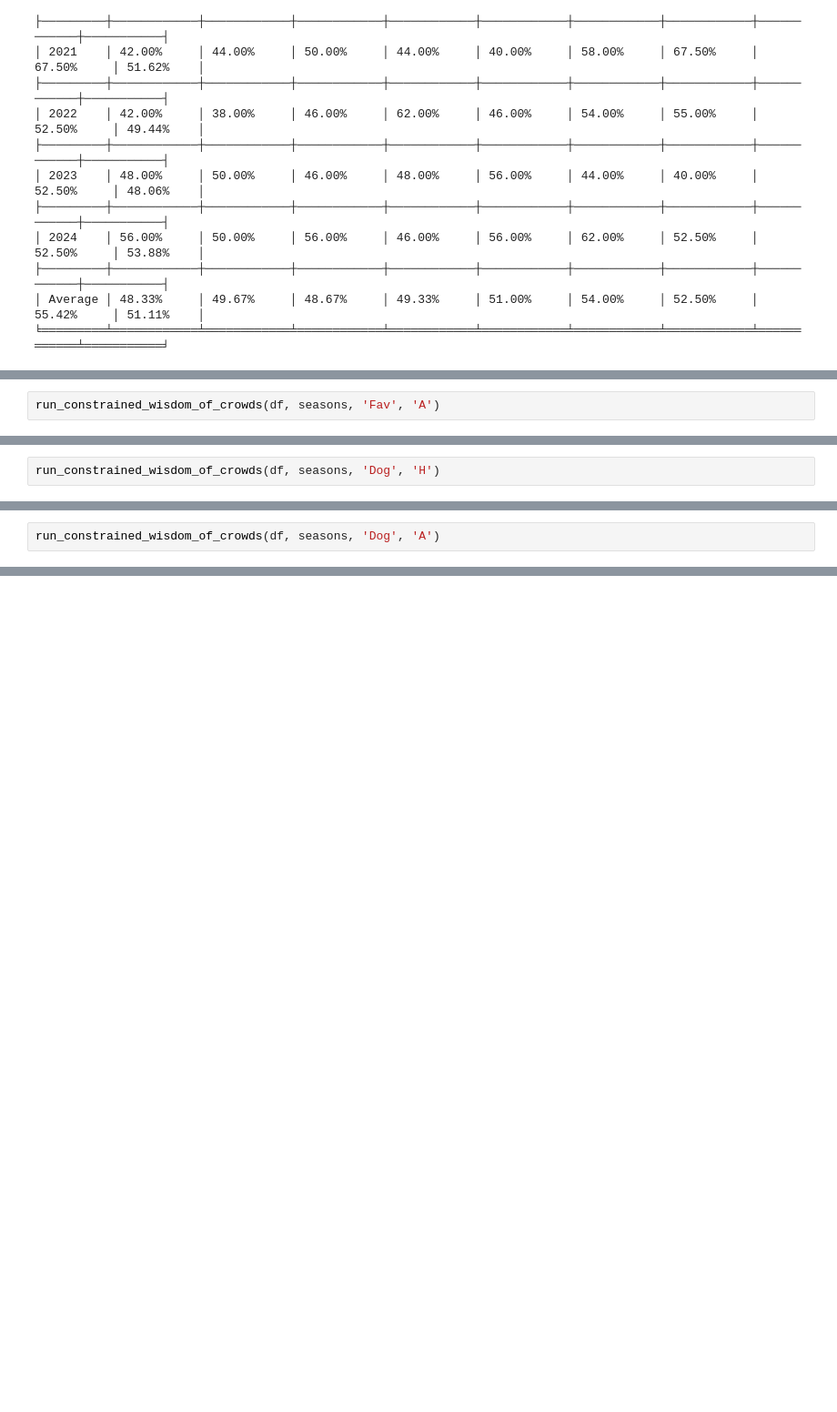
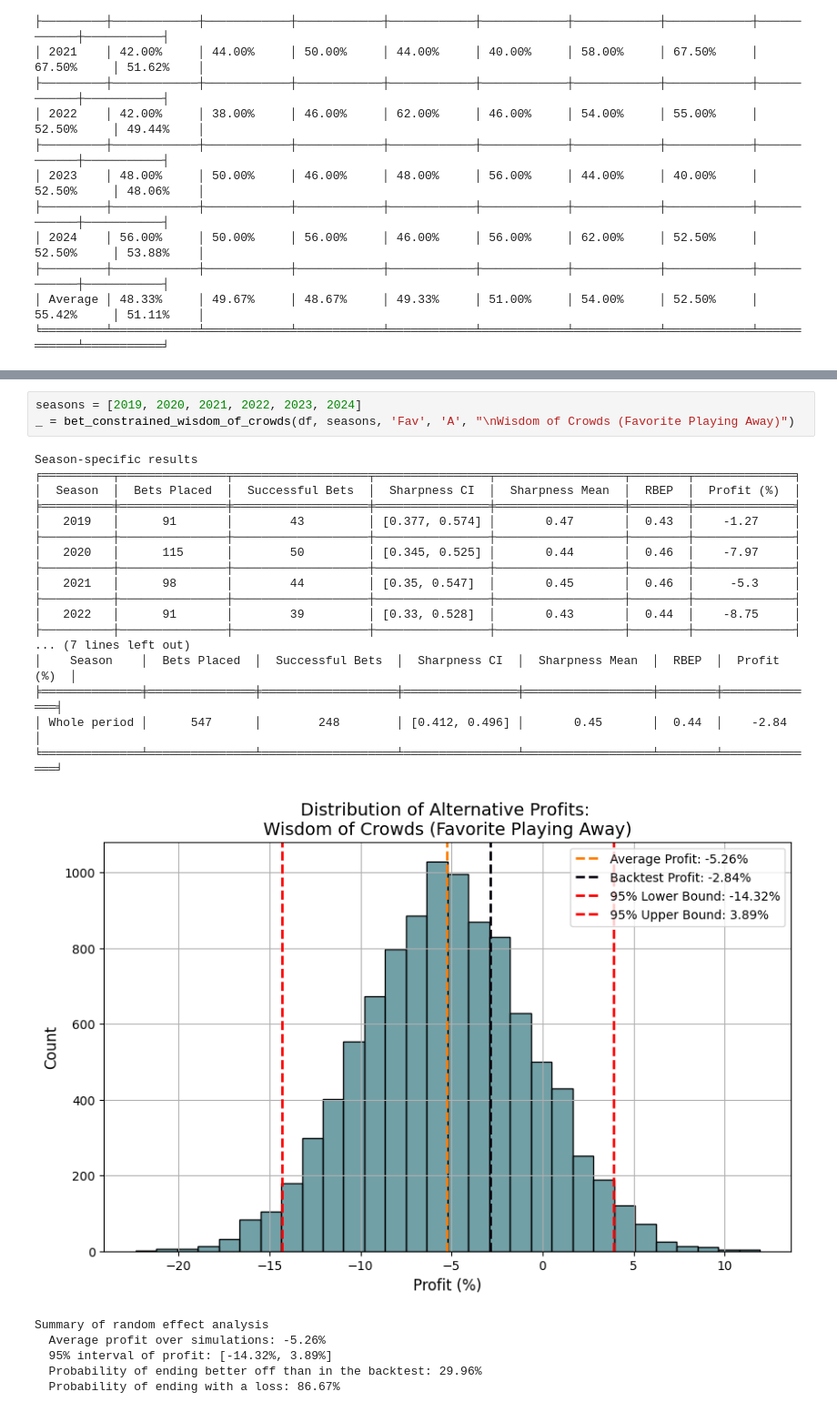
Before and after one commit to FelipeBandeira/capstone, a Jupyter notebook: 3. Wisdom of the crowds.ipynb, the cells around one changed output, grey strips where cells are left out. Shown: that part at 91% size. Drawn from its saved outputs; the diff is of its cells as text; blank space fills up the shorter version.

```diff
--- a/3. Wisdom of the crowds.ipynb
+++ b/3. Wisdom of the crowds.ipynb
@@ -627,2 +539,0 @@ run_constrained_wisdom_of_crowds(df, seasons, 'Fav', 'H')
-# %%
-run_constrained_wisdom_of_crowds(df, seasons, 'Fav', 'A')
@@ -647,2 +539,0 @@ run_constrained_wisdom_of_crowds(df, seasons, 'Fav', 'A')
-# %%
-run_constrained_wisdom_of_crowds(df, seasons, 'Dog', 'H')
@@ -667,2 +539,0 @@ run_constrained_wisdom_of_crowds(df, seasons, 'Dog', 'H')
-# %%
-run_constrained_wisdom_of_crowds(df, seasons, 'Dog', 'A')
@@ -722,0 +540,27 @@ plot_odds_distribution(df, seasons)
+# %%
+seasons = [2019, 2020, 2021, 2022, 2023, 2024]
+_ = bet_constrained_wisdom_of_crowds(df, seasons, 'Fav', 'A', "\nWisdom of Crowds (Favorite Playing Away)")
+# %% [output]
+Season-specific results
+╒══════════╤═══════════════╤═══════════════════╤════════════════╤══════════════════╤════════╤══════════════╕
+│  Season  │  Bets Placed  │  Successful Bets  │  Sharpness CI  │  Sharpness Mean  │  RBEP  │  Profit (%)  │
+╞══════════╪═══════════════╪═══════════════════╪════════════════╪══════════════════╪════════╪══════════════╡
+│   2019   │      91       │        43         │ [0.377, 0.574] │       0.47       │  0.43  │    -1.27     │
+├──────────┼───────────────┼───────────────────┼────────────────┼──────────────────┼────────┼──────────────┤
+│   2020   │      115      │        50         │ [0.345, 0.525] │       0.44       │  0.46  │    -7.97     │
+├──────────┼───────────────┼───────────────────┼────────────────┼──────────────────┼────────┼──────────────┤
+│   2021   │      98       │        44         │ [0.35, 0.547]  │       0.45       │  0.46  │     -5.3     │
+├──────────┼───────────────┼───────────────────┼────────────────┼──────────────────┼────────┼──────────────┤
+│   2022   │      91       │        39         │ [0.33, 0.528]  │       0.43       │  0.44  │    -8.75     │
+├──────────┼───────────────┼───────────────────┼────────────────┼──────────────────┼────────┼──────────────┤
+... (7 lines left out)
+│    Season    │  Bets Placed  │  Successful Bets  │  Sharpness CI  │  Sharpness Mean  │  RBEP  │  Profit (%)  │
+╞══════════════╪═══════════════╪═══════════════════╪════════════════╪══════════════════╪════════╪══════════════╡
+│ Whole period │      547      │        248        │ [0.412, 0.496] │       0.45       │  0.44  │    -2.84     │
+╘══════════════╧═══════════════╧═══════════════════╧════════════════╧══════════════════╧════════╧══════════════╛
+[figure, added]
+Summary of random effect analysis
+  Average profit over simulations: -5.26%
+  95% interval of profit: [-14.32%, 3.89%]
+  Probability of ending better off than in the backtest: 29.96%
+  Probability of ending with a loss: 86.67%
```
Also changed, not shown: parts of 32 cells of this notebook, 1 other file.
